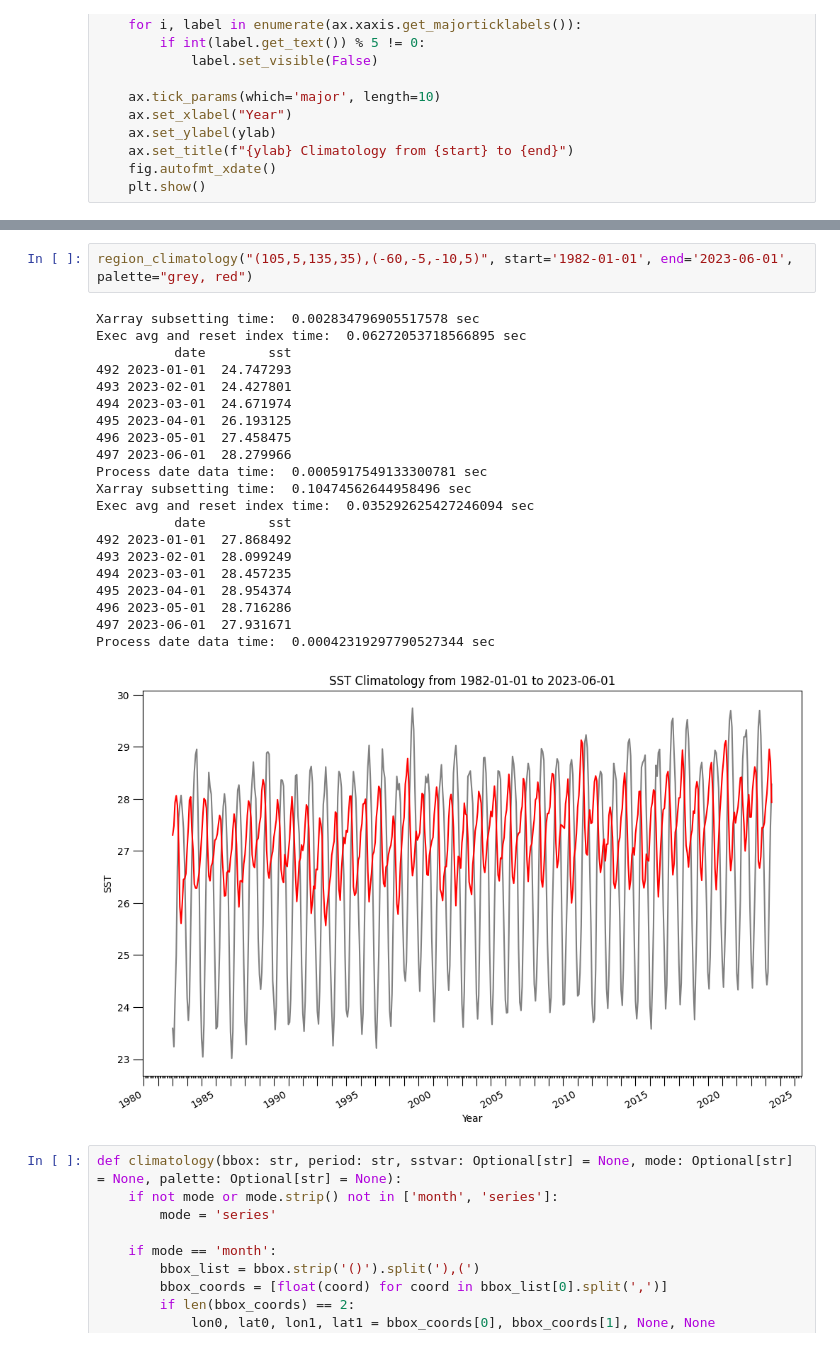
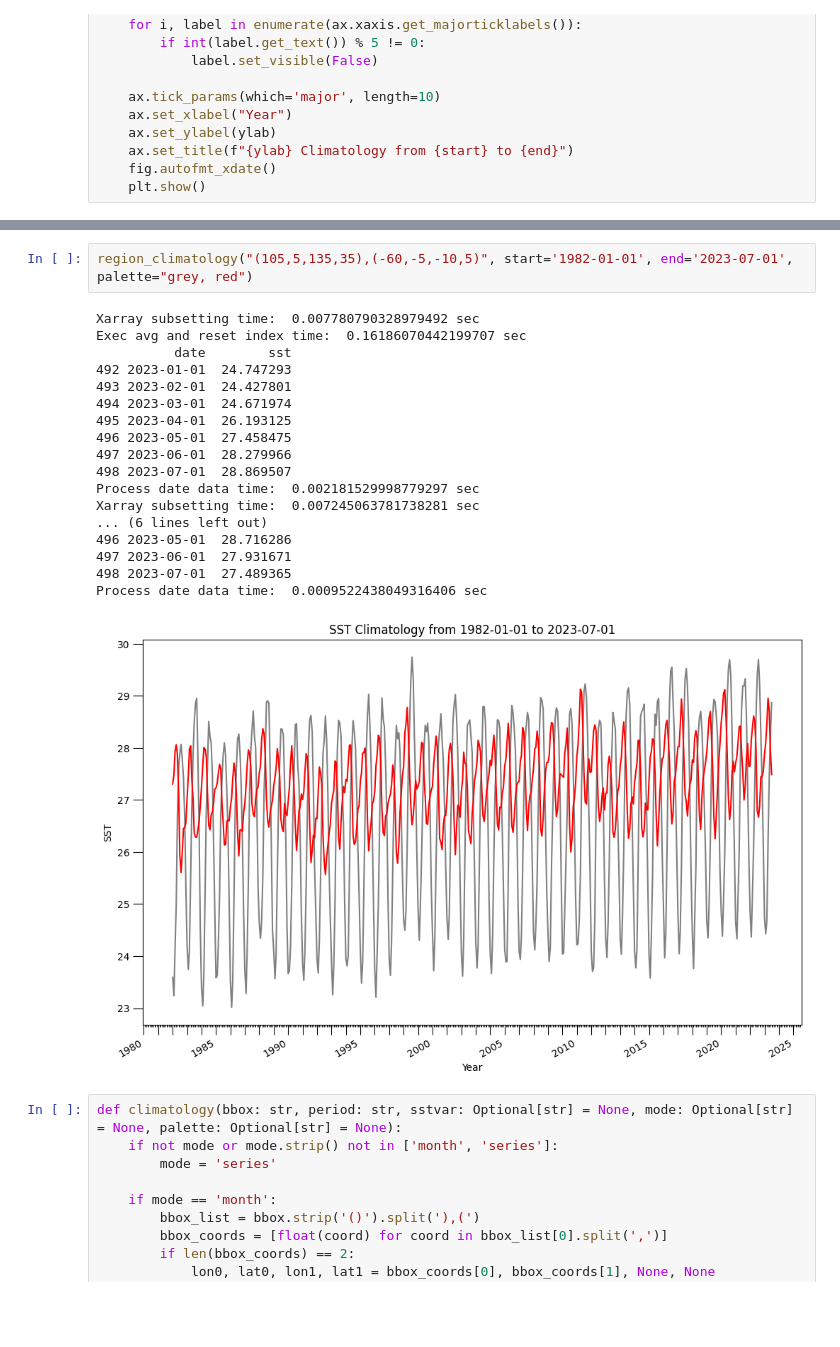
Before and after one commit to cywhale/marineheatwave, a Jupyter notebook: API/sim_mhw_api01.ipynb, the cells around one changed output, grey strips where cells are left out. Drawn from its saved outputs; the diff is of its cells as text; blank space fills up the shorter version.

```diff
--- a/API/sim_mhw_api01.ipynb
+++ b/API/sim_mhw_api01.ipynb
@@ -627,27 +627,24 @@ Process date data time:  0.0004248619079589844 sec
 # %%
-region_climatology("(105,5,135,35),(-60,-5,-10,5)", start='1982-01-01', end='2023-06-01', palette="grey, red")
+region_climatology("(105,5,135,35),(-60,-5,-10,5)", start='1982-01-01', end='2023-07-01', palette="grey, red")
 # %% [output]
-Xarray subsetting time:  0.002834796905517578 sec
-Exec avg and reset index time:  0.06272053718566895 sec
+Xarray subsetting time:  0.007780790328979492 sec
+Exec avg and reset index time:  0.16186070442199707 sec
           date        sst
 492 2023-01-01  24.747293
 493 2023-02-01  24.427801
 494 2023-03-01  24.671974
 495 2023-04-01  26.193125
 496 2023-05-01  27.458475
 497 2023-06-01  28.279966
-Process date data time:  0.0005917549133300781 sec
-Xarray subsetting time:  0.10474562644958496 sec
-Exec avg and reset index time:  0.035292625427246094 sec
-          date        sst
-492 2023-01-01  27.868492
-493 2023-02-01  28.099249
-494 2023-03-01  28.457235
-495 2023-04-01  28.954374
+498 2023-07-01  28.869507
+Process date data time:  0.002181529998779297 sec
+Xarray subsetting time:  0.007245063781738281 sec
+... (6 lines left out)
 496 2023-05-01  28.716286
 497 2023-06-01  27.931671
-Process date data time:  0.00042319297790527344 sec
+498 2023-07-01  27.489365
+Process date data time:  0.0009522438049316406 sec
-[figure, old version]
+[figure, new version]
 # %%
 def climatology(bbox: str, period: str, sstvar: Optional[str] = None, mode: Optional[str] = None, palette: Optional[str] = None):
     if not mode or mode.strip() not in ['month', 'series']:
```
Also changed, not shown: parts of 13 cells of this notebook, 5 other files.
